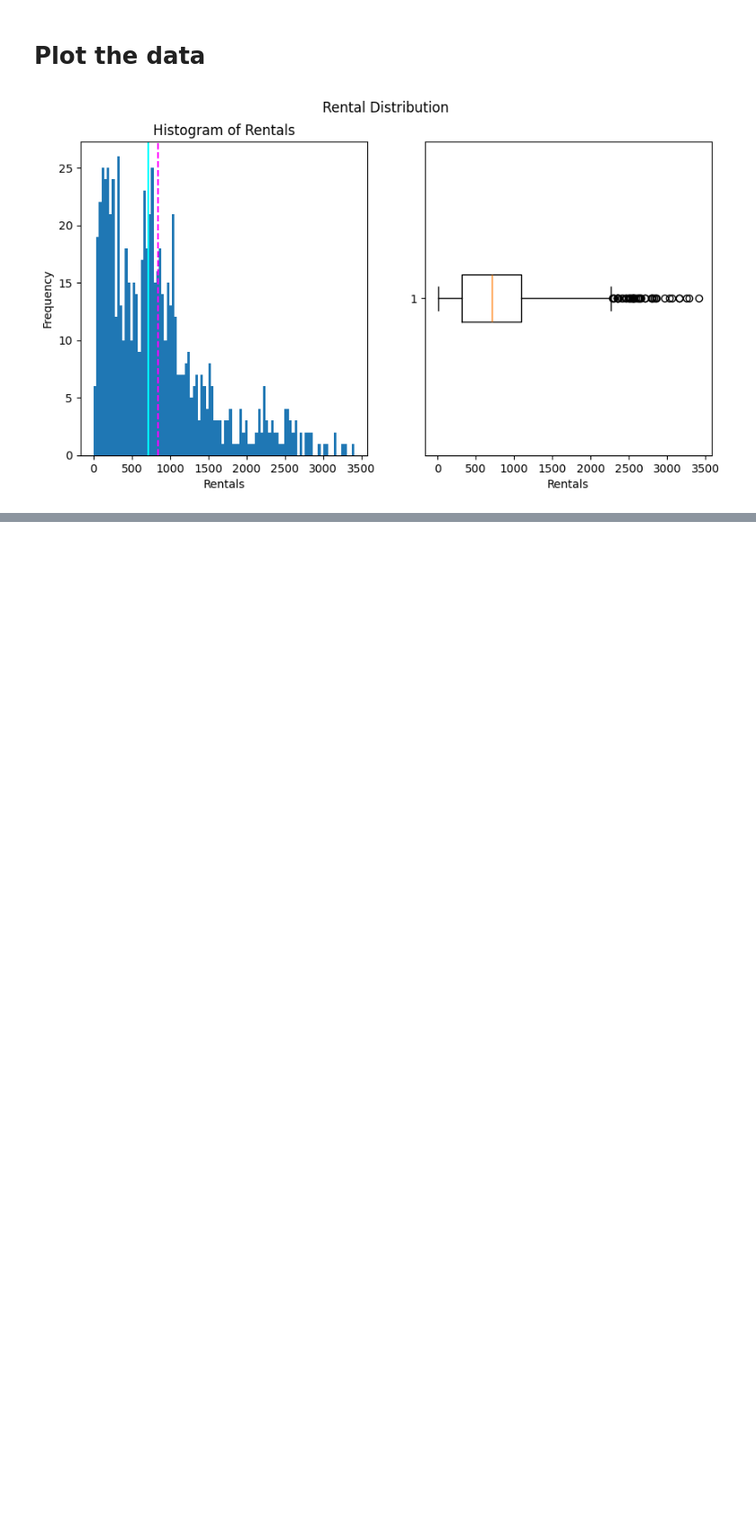
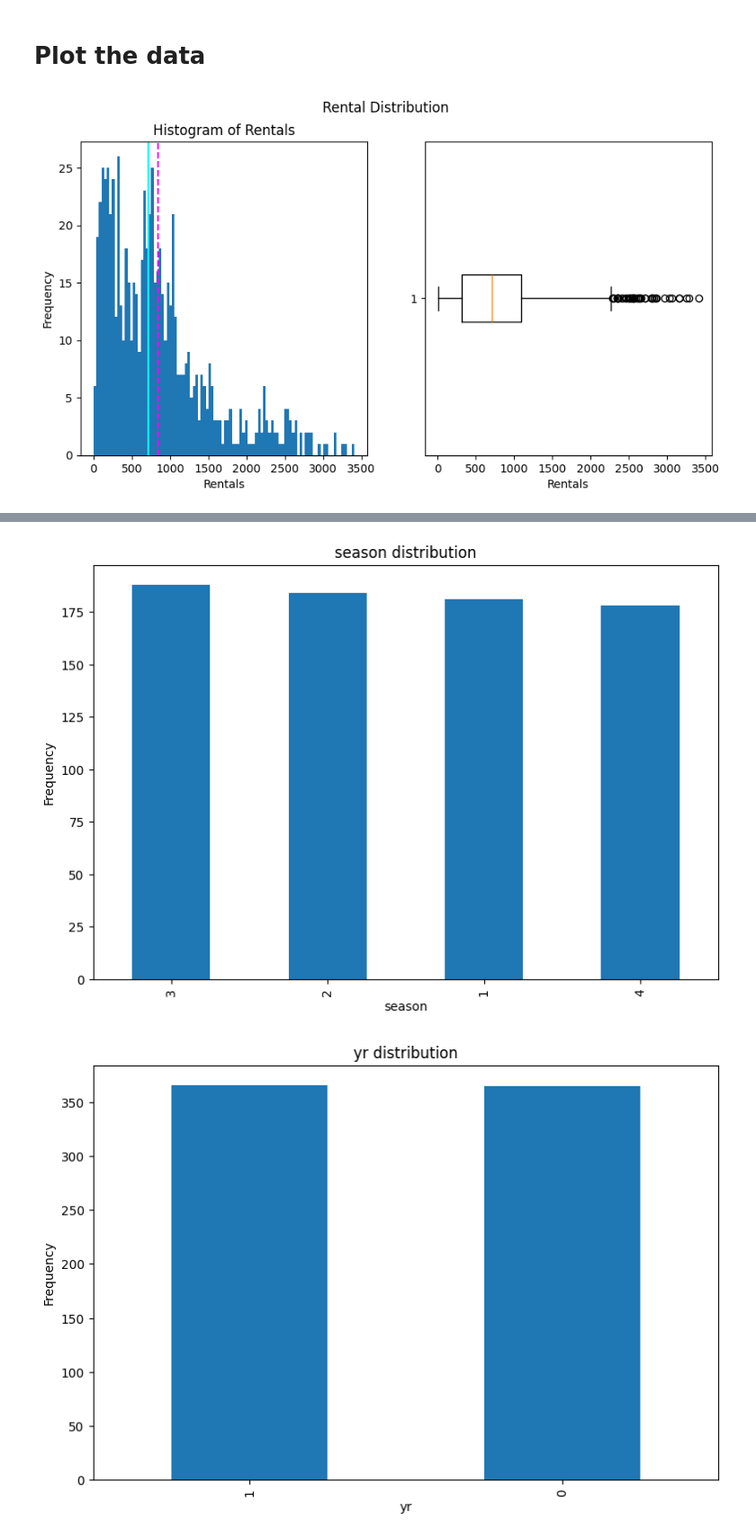
Before and after one commit to coder7475/ml-fundamentals, a Jupyter notebook: notebooks/ml_fundamentals/Understanding_supervised_regression_model.ipynb, the cells around one changed output, grey strips where cells are left out. Shown at 90% size. Saved outputs shown, nothing was run; the diff lists cells and outputs as text; code cells hidden in the pictures; blank space fills up the shorter version.

```diff
--- a/notebooks/ml_fundamentals/Understanding_supervised_regression_model.ipynb
+++ b/notebooks/ml_fundamentals/Understanding_supervised_regression_model.ipynb
@@ -151,0 +171,15 @@ fig.show()
+# %%
+# Plot the categorical features
+
+# ploat a bar plot for each categorical feature
+categorical_features = ['season', 'yr', 'mnth', 'holiday', 'weekday', 'workingday', 'weathersit']
+
+for col in categorical_features:
+    fig = plt.figure(figsize=(9, 6))
+    ax = fig.gca()
+    bike_data[col].value_counts().plot(kind='bar', ax=ax)
+    ax.set_title(f'{col} distribution')
+    ax.set_ylabel('Frequency')
+# %% [output]
+[figure, added]
+[figure, added]
```
Also changed, not shown: parts of 4 cells of this notebook.
